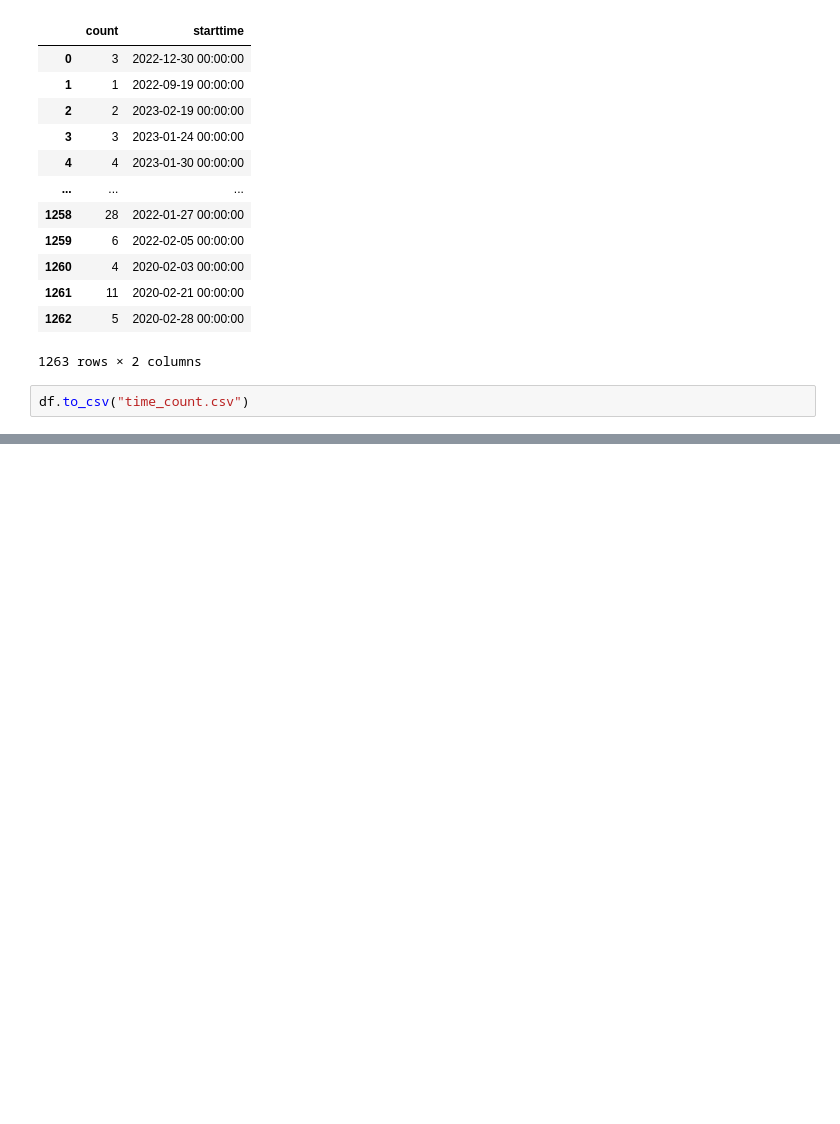
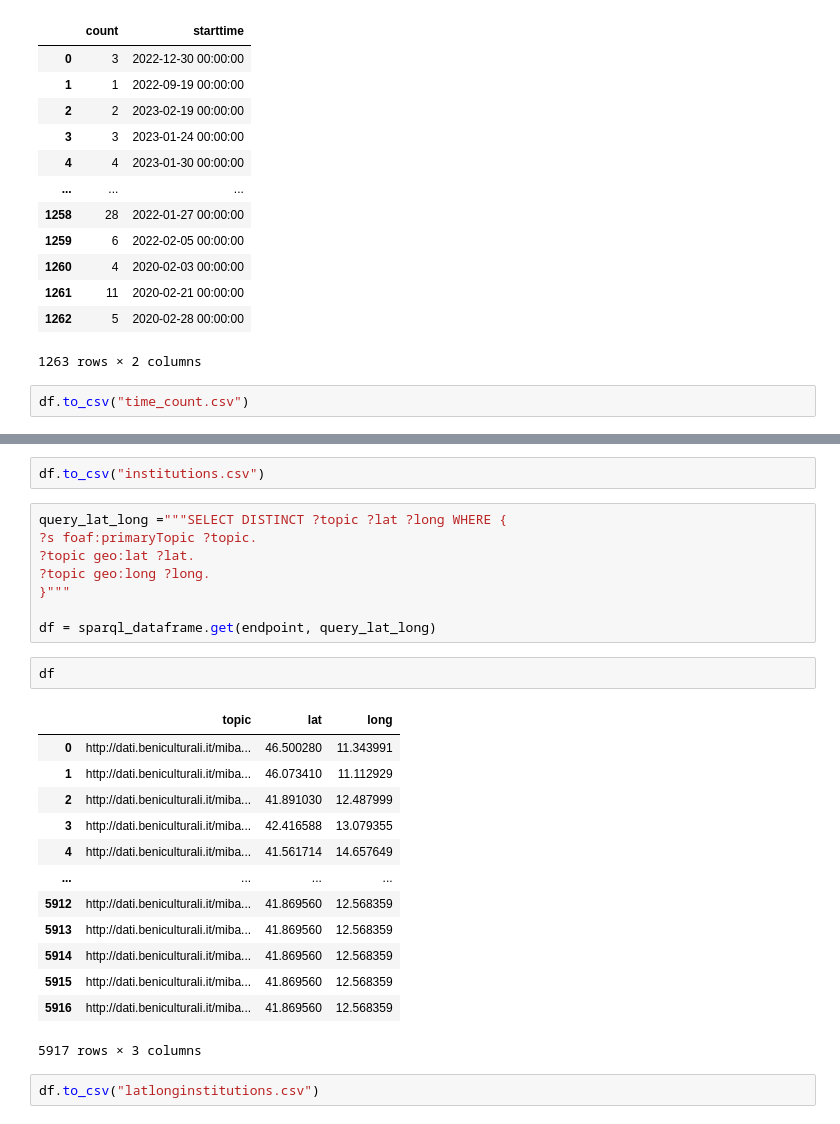
Before and after one commit to Infoviz-ICD/Infoviz-ICD, a Jupyter notebook: CulturalEvents/cejup.ipynb, the cells around one changed output, grey strips where cells are left out. Cells and saved outputs as stored; diff of their text form; blank space fills up the shorter version.

```diff
--- a/CulturalEvents/cejup.ipynb
+++ b/CulturalEvents/cejup.ipynb
@@ -266,0 +289,28 @@ df.to_csv("time_count.csv")
+# %%
+df.to_csv("institutions.csv")
+# %%
+query_lat_long ="""SELECT DISTINCT ?topic ?lat ?long WHERE {
+?s foaf:primaryTopic ?topic.
+?topic geo:lat ?lat.
+?topic geo:long ?long.
+}"""
+
+df = sparql_dataframe.get(endpoint, query_lat_long)
+# %%
+df
+# %% [output]
+|  | topic | lat | long |
+| 0 | http://dati.beniculturali.it/miba... | 46.500280 | 11.343991 |
+| 1 | http://dati.beniculturali.it/miba... | 46.073410 | 11.112929 |
+| 2 | http://dati.beniculturali.it/miba... | 41.891030 | 12.487999 |
+| 3 | http://dati.beniculturali.it/miba... | 42.416588 | 13.079355 |
+| 4 | http://dati.beniculturali.it/miba... | 41.561714 | 14.657649 |
+| ... | ... | ... | ... |
+| 5912 | http://dati.beniculturali.it/miba... | 41.869560 | 12.568359 |
+| 5913 | http://dati.beniculturali.it/miba... | 41.869560 | 12.568359 |
+| 5914 | http://dati.beniculturali.it/miba... | 41.869560 | 12.568359 |
+| 5915 | http://dati.beniculturali.it/miba... | 41.869560 | 12.568359 |
+| 5916 | http://dati.beniculturali.it/miba... | 41.869560 | 12.568359 |
+5917 rows × 3 columns
+# %%
+df.to_csv("latlonginstitutions.csv")
```
Also changed, not shown: parts of 2 cells of this notebook.
